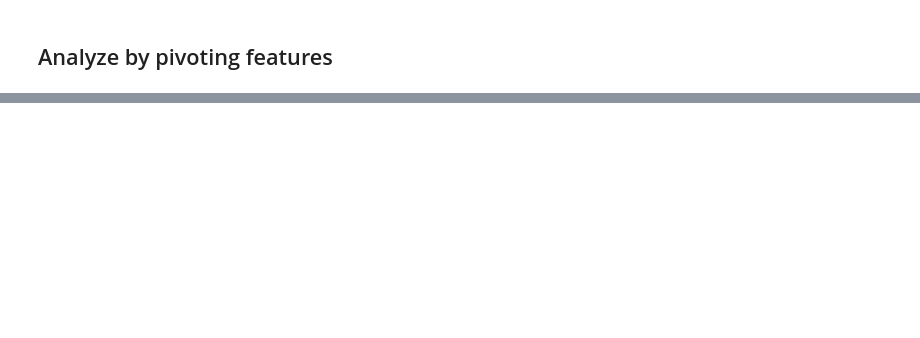
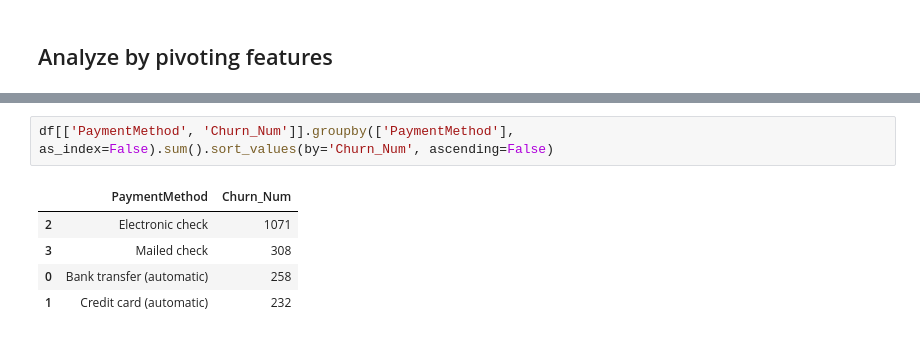
Before and after one commit to bh7781/DataScience, a Jupyter notebook: DataSets/telco-customer-churn/telco_churn.ipynb, the cells around one changed output, grey strips where cells are left out. Saved outputs shown, nothing was run; the diff lists cells and outputs as text; blank space fills up the shorter version.

```diff
--- a/DataSets/telco-customer-churn/telco_churn.ipynb
+++ b/DataSets/telco-customer-churn/telco_churn.ipynb
@@ -178,0 +218,8 @@ df[['SeniorCitizen', 'Churn_Num']].groupby(['SeniorCitizen'], as_index=False).me
+# %%
+df[['PaymentMethod', 'Churn_Num']].groupby(['PaymentMethod'], as_index=False).sum().sort_values(by='Churn_Num', ascending=False)
+# %% [output]
+|  | PaymentMethod | Churn_Num |
+| 2 | Electronic check | 1071 |
+| 3 | Mailed check | 308 |
+| 0 | Bank transfer (automatic) | 258 |
+| 1 | Credit card (automatic) | 232 |
```
Also changed, not shown: parts of 40 cells of this notebook, 2 other files.
